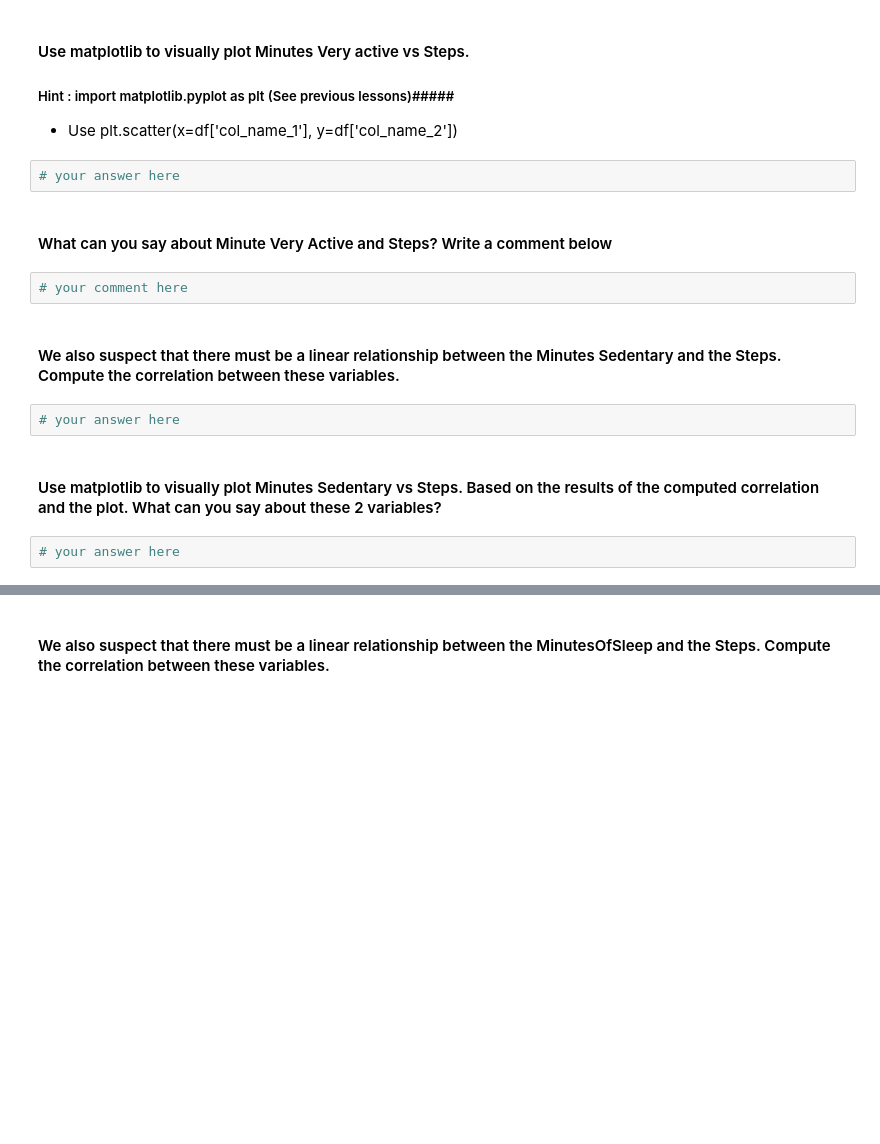
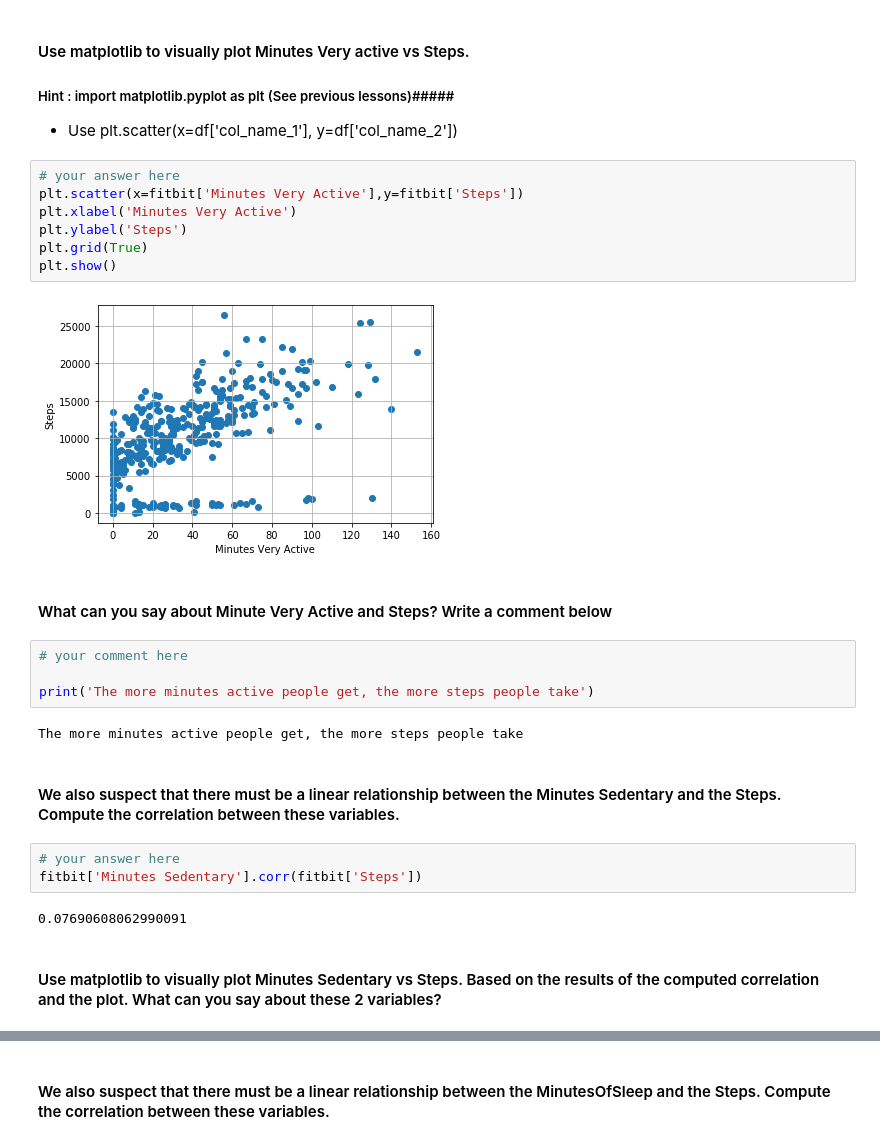
Before and after one commit to herreradelduque/dataptmad1019, a Jupyter notebook: module-2/lab-pivot-table-and-correlation/your_code/main.ipynb, the cells around one changed output, grey strips where cells are left out. Cells and saved outputs as stored; diff of their text form; blank space fills up the shorter version.

```diff
--- a/module-2/lab-pivot-table-and-correlation/your_code/main.ipynb
+++ b/module-2/lab-pivot-table-and-correlation/your_code/main.ipynb
@@ -214,17 +215,29 @@ fitbit['Minutes Very Active'].corr(fitbit['Steps'])
 
 ##### Hint : import matplotlib.pyplot as plt (See previous lessons)#####
 - Use plt.scatter(x=df['col_name_1'], y=df['col_name_2'])
-# %%
-# your answer here
+# %%
+# your answer here
+plt.scatter(x=fitbit['Minutes Very Active'],y=fitbit['Steps'])
+plt.xlabel('Minutes Very Active')
+plt.ylabel('Steps')
+plt.grid(True)
+plt.show()
+# %% [output]
+[figure, added]
 # %% [markdown]
 #### What can you say about Minute Very Active and Steps? Write a comment below
-# %%
-# your comment here
+# %%
+# your comment here
+
+print('The more minutes active people get, the more steps people take')
+# %% [output]
+The more minutes active people get, the more steps people take
 # %% [markdown]
 #### We also suspect that there must be a linear relationship between the Minutes Sedentary and the Steps. Compute the correlation between these variables.
 # %%
 # your answer here
+fitbit['Minutes Sedentary'].corr(fitbit['Steps'])
+# %% [output]
+0.07690608062990091
 # %% [markdown]
 #### Use matplotlib to visually plot Minutes Sedentary vs Steps. Based on the results of the computed correlation and the plot. What can you say about these 2 variables?
-# %%
-# your answer here
```
Also changed, not shown: parts of 22 cells of this notebook.
